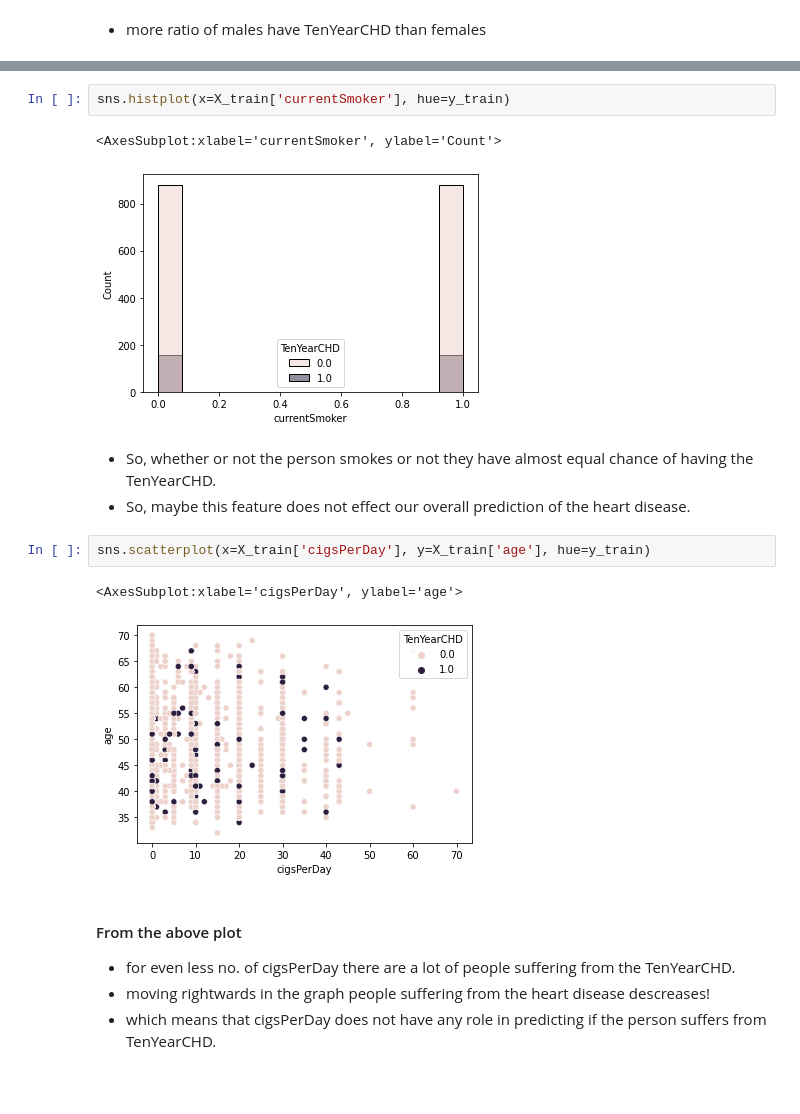
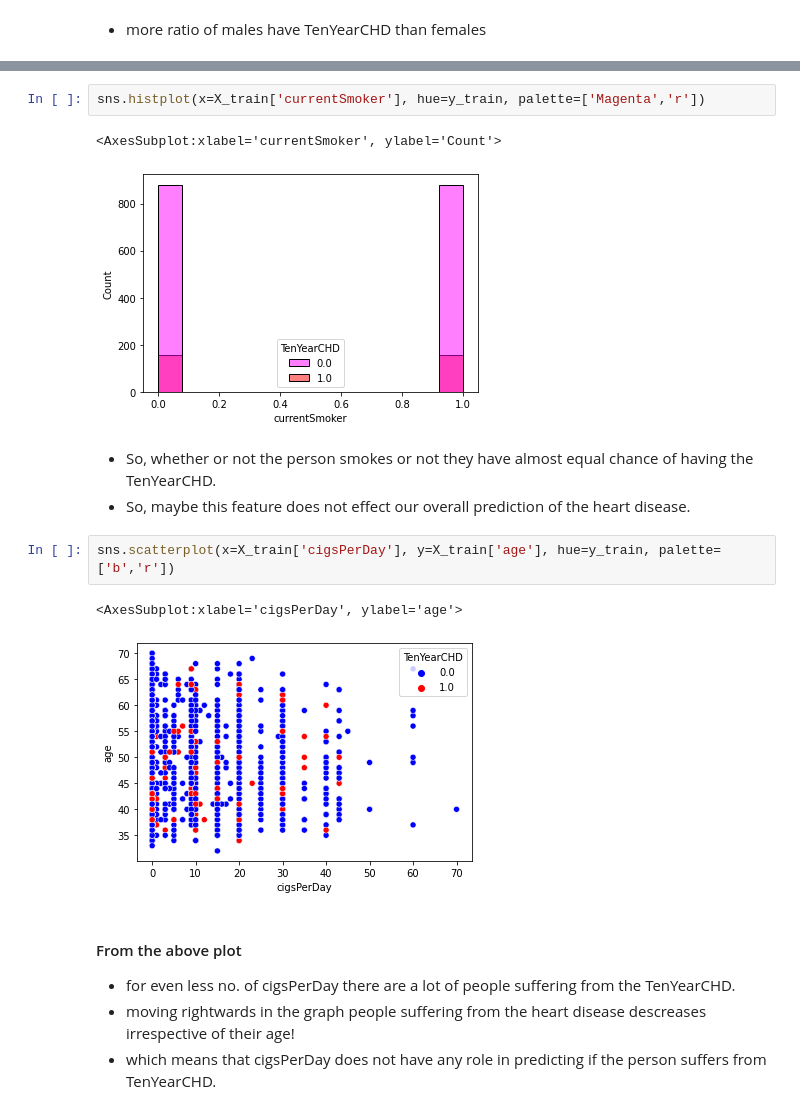
Before and after one commit to RedocamaI/heart_disease_predictor, a Jupyter notebook: heart_disease_predictor.ipynb, the cells around one changed output, grey strips where cells are left out. Cells and saved outputs as stored; diff of their text form; blank space fills up the shorter version.

```diff
--- a/heart_disease_predictor.ipynb
+++ b/heart_disease_predictor.ipynb
@@ -315,18 +319,18 @@ Above plot to be visited once more!
 # %%
-sns.histplot(x=X_train['currentSmoker'], hue=y_train)
+sns.histplot(x=X_train['currentSmoker'], hue=y_train, palette=['Magenta','r'])
 # %% [output]
 <AxesSubplot:xlabel='currentSmoker', ylabel='Count'>
-[figure, old version]
+[figure, new version]
 # %% [markdown]
 - So, whether or not the person smokes or not they have almost equal chance of having the TenYearCHD.
 - So, maybe this feature does not effect our overall prediction of the heart disease.
 # %%
-sns.scatterplot(x=X_train['cigsPerDay'], y=X_train['age'], hue=y_train)
+sns.scatterplot(x=X_train['cigsPerDay'], y=X_train['age'], hue=y_train, palette=['b','r'])
 # %% [output]
 <AxesSubplot:xlabel='cigsPerDay', ylabel='age'>
-[figure, old version]
+[figure, new version]
 # %% [markdown]
 #### From the above plot
 - for even less no. of cigsPerDay there are a lot of people suffering from the TenYearCHD.
-- moving rightwards in the graph people suffering from the heart disease descreases!
+- moving rightwards in the graph people suffering from the heart disease descreases irrespective of their age!
 - which means that cigsPerDay does not have any role in predicting if the person suffers from TenYearCHD.
```
Also changed, not shown: parts of 5 cells of this notebook.
